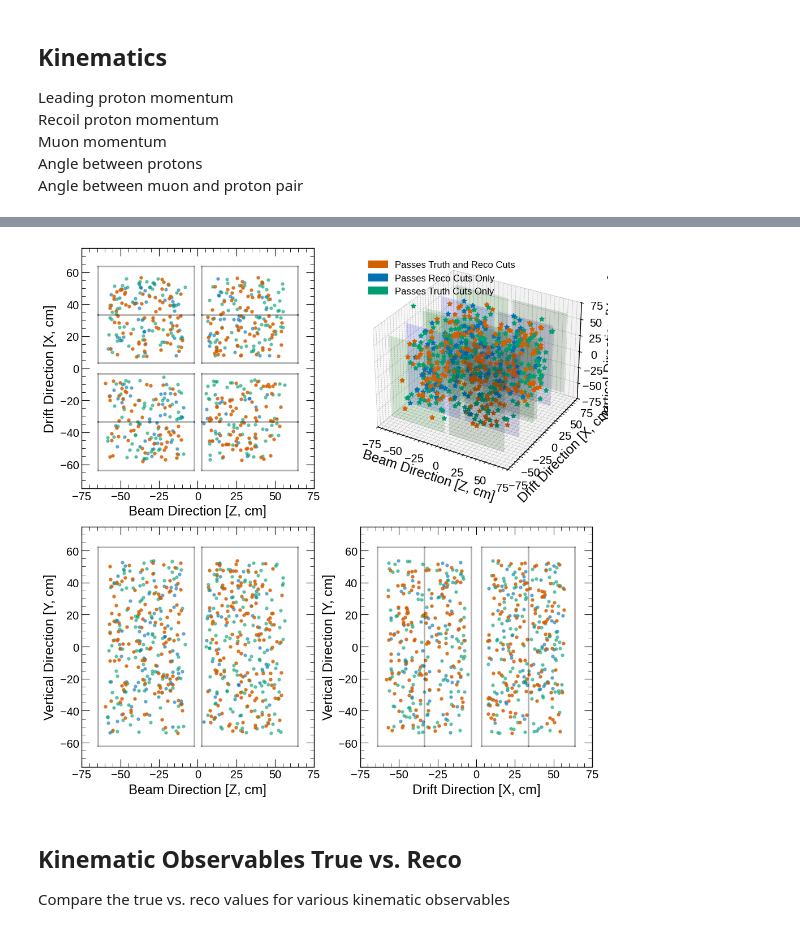
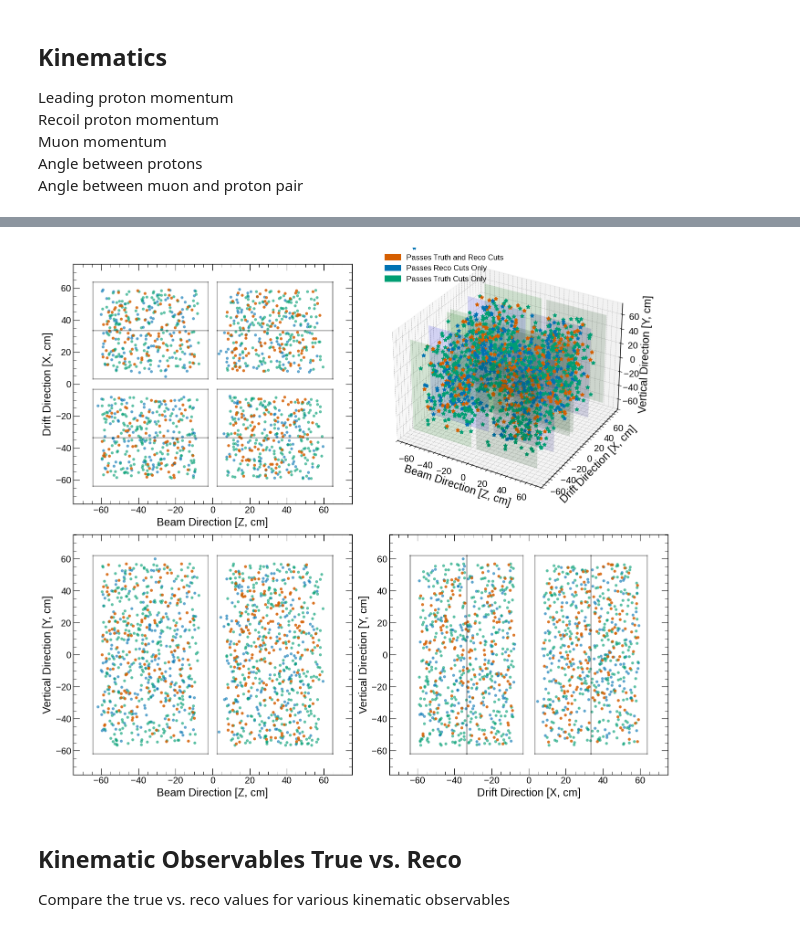
Before and after one commit to ZaeMoore/2x2_CAF, a Jupyter notebook: minirun/caf_analysis.ipynb, the cells around one changed output, grey strips where cells are left out. Cells and saved outputs as stored; diff of their text form; code cells hidden in the pictures.

```diff
--- a/minirun/caf_analysis.ipynb
+++ b/minirun/caf_analysis.ipynb
@@ -166,17 +184,18 @@ particle/track in that interaction. <br>
 There's no need to reconstruct events from a flat, particle-level table via boolean masks on file_index &
 event -- each tree entry is already one event.
 # %%
-f = uproot.open("/global/homes/z/zaemoore/2x2_CAF/multip_analysis_m6.5.root")
+f = uproot.open("/global/homes/z/zaemoore/2x2_CAF/multip_analysis_m6.5_1.4.root")
 tree = f["CafTree"]
 
 # Only pull the branches actually used below (faster than loading all 76)
 needed_branches = [
-    "true_pdg", "true_p_x", "true_p_y", "true_p_z", "true_p_mag",
+    "true_prim", "true_pdg", "true_p_x", "true_p_y", "true_p_z", "true_p_mag",
     "true_vtx_x", "true_vtx_y", "true_vtx_z",
     "true_track_start_x", "true_track_start_y", "true_track_start_z",
-    "true_track_end_x", "true_track_end_y", "true_track_end_z", "true_nproton",
-    "reco_pdg", "reco_p_x", "reco_p_y", "reco_p_z", "reco_p_mag",
+    "true_track_end_x", "true_track_end_y", "true_track_end_z",
+    "reco_prim","reco_pdg", "reco_p_x", "reco_p_y", "reco_p_z", "reco_p_mag",
     "reco_vtx_x", "reco_vtx_y", "reco_vtx_z",
+    "reco_track_start_x", "reco_track_start_y", "reco_track_start_z",
     "reco_track_end_x", "reco_track_end_y", "reco_track_end_z",
     "minerva_track_end_z",
     "mode", "genie_weights", "NormCCMEC", "MaCCRES", "MvCCRES", "CCResVariationResponse",
@@ -472,7 +505,7 @@ Efficiency measurement:  0.5199240986717267
 # %% [markdown]
 ## Purity and efficiency vs. kinematic variables
 # %%
-data = {'signal': signal_event, 'true': true_event, 'true and signal': true_signal_event, 'leading proton p': leading_p_p, 'recoil proton p': recoil_p_p, 'muon p': muon_p, 'nu momentum': true_nu_momentum, 'theta pp': theta_pp}
+data = {'signal': reco_event, 'true': true_event, 'true and signal': true_reco_event, 'leading proton p': leading_p_p, 'recoil proton p': recoil_p_p, 'muon p': muon_p, 'nu momentum': true_nu_momentum, 'theta pp': theta_pp}
 dfp = pd.DataFrame(data=data)
 # All the independent variables are truth rn (momentum, angle)
 
@@ -1169,7 +1248,7 @@ vtx_true = df.loc[(df["truth_passes"] == 1) & (df["reco_passes"] == 0), ["event_
 vtx_reco = df.loc[(df["reco_passes"] == 1) & (df["truth_passes"] == 0), ["event_number", "true_vtx_x", "true_vtx_y", "true_vtx_z", "reco_vtx_x", "reco_vtx_y", "reco_vtx_z"]].drop_duplicates(subset=['event_number'])
 vtx_both = df.loc[(df["truth_passes"] == 1) & (df["reco_passes"] == 1), ["event_number", "true_vtx_x", "true_vtx_y", "true_vtx_z", "reco_vtx_x", "reco_vtx_y", "reco_vtx_z"]].drop_duplicates(subset=['event_number'])
 
-fig = plt.figure(figsize=(10,10))
+fig = plt.figure(figsize=(14, 12))
 ax = fig.add_subplot(222, projection='3d')
 ax1 = fig.add_subplot(221)
 ax2 = fig.add_subplot(223)
@@ -1297,34 +1376,40 @@ ax2.scatter(vtx_both['true_vtx_z'], vtx_both['true_vtx_y'], s=10, alpha=0.75, co
 ax3.scatter(vtx_reco['true_vtx_x'], vtx_reco['true_vtx_y'], s=10, alpha=0.5, color='#0072B2')
 ax3.scatter(vtx_true['true_vtx_x'], vtx_true['true_vtx_y'], s=10, alpha=0.5, color='#009E73')
 ax3.scatter(vtx_both['true_vtx_x'], vtx_both['true_vtx_y'], s=10, alpha=0.75, color='#D55E00')
 
 x = np.concatenate([vtx_reco['true_vtx_z'], vtx_true['true_vtx_z'], vtx_both['true_vtx_z']])
 y = np.concatenate([vtx_reco['true_vtx_x'], vtx_true['true_vtx_x'], vtx_both['true_vtx_x']])
 z = np.concatenate([vtx_reco['true_vtx_y'], vtx_true['true_vtx_y'], vtx_both['true_vtx_y']])
 colors = (['#0072B2']*len(vtx_reco) + ['#009E73']*len(vtx_true) + ['#D55E00']*len(vtx_both))
 
 ax.scatter(x, y, z, marker='*', s=30, c=colors, depthshade=False)
 
 #set bound limits for all plots
 ax1.set_xlim(-75, 75)
 ax1.set_ylim(-75, 75)
 ax2.set_xlim(-75, 75)
 ax2.set_ylim(-75, 75)
 ax3.set_xlim(-75, 75)
 ax3.set_ylim(-75, 75)
 
 ax.set_xlim3d(-75, 75)
 ax.set_ylim3d(-75, 75)
 ax.set_zlim3d(-75, 75)
 
 # Reco cuts (blue), truth cuts (green), truth and reco (orange)
 orange_patch = mpatches.Patch(color='#D55E00', label='Passes Truth and Reco Cuts')
 blue_patch = mpatches.Patch(color='#0072B2', label='Passes Reco Cuts Only')
 green_patch = mpatches.Patch(color='#009E73', label='Passes Truth Cuts Only')
 ax.legend(loc='upper left', ncol=1, handles=[orange_patch, blue_patch, green_patch])
+
 plt.tight_layout()
+
+# Enlarge the 3D axes: grow it left and up, keeping the right edge in place
+# so the Y-axis label still fits inside the figure
+pos = ax.get_position()
+ax.set_position([pos.x0 - 0.05, pos.y0, pos.width + 0.03, pos.height + 0.03])
 # %% [output]
-[figure, old version]
+[figure, new version]
 # %% [markdown]
 ## Kinematic Observables True vs. Reco
 Compare the true vs. reco values for various kinematic observables
```
Also changed, not shown: parts of 18 cells of this notebook, 9 other files.
